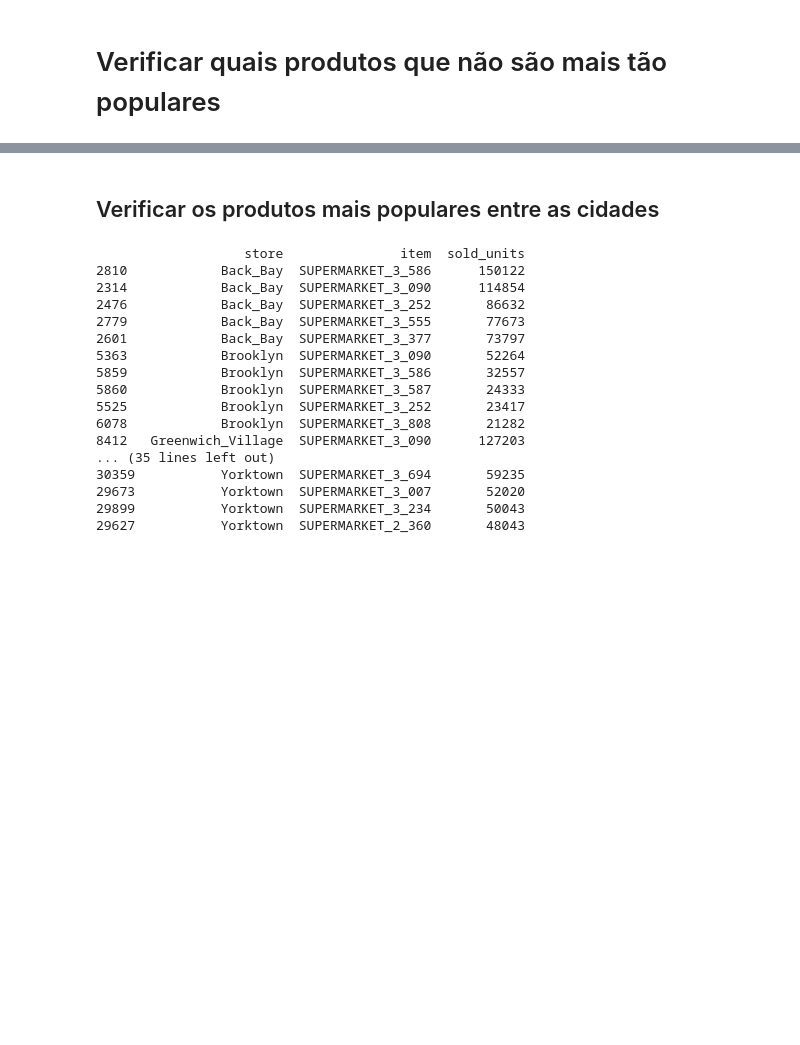
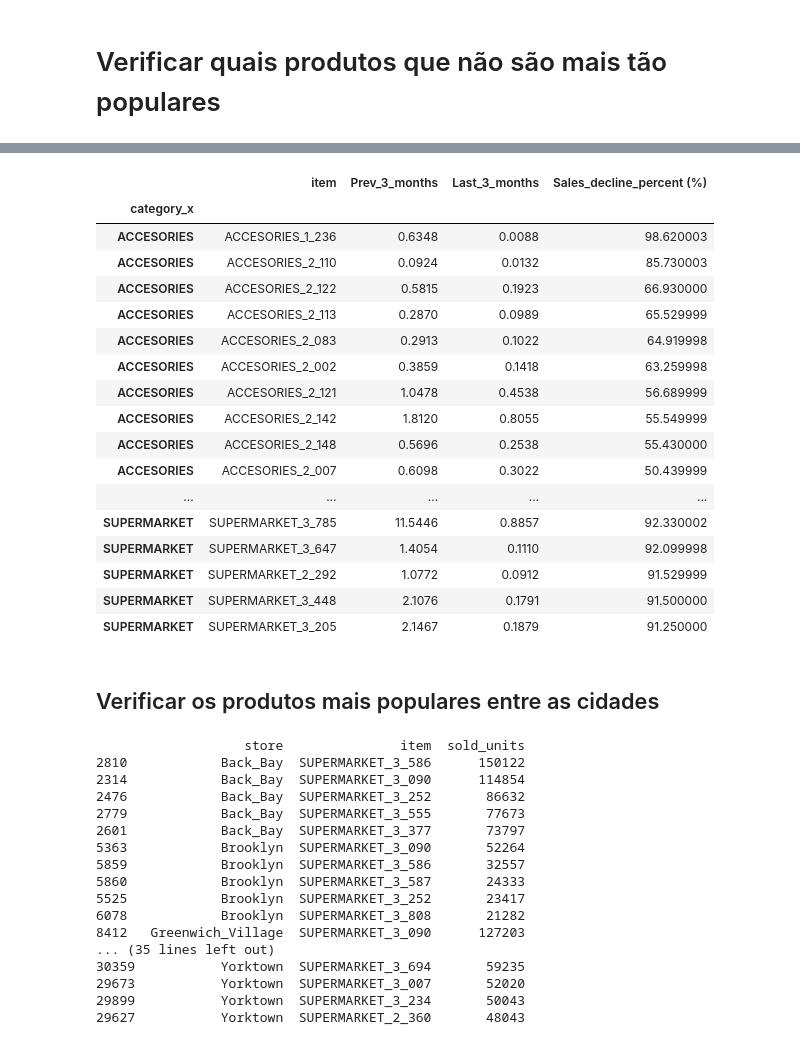
Before and after one commit to viicctor91/me, a Jupyter notebook: Projeto_Final.ipynb, the cells around one changed output, grey strips where cells are left out. Cells and saved outputs as stored; diff of their text form; code cells hidden in the pictures; blank space fills up the shorter version.

```diff
--- a/Projeto_Final.ipynb
+++ b/Projeto_Final.ipynb
@@ -741,2 +794,62 @@ HOME_&_GARDEN_1_005       1.525000       1.219780              20.014412
 
 [290 rows x 3 columns]
+# %%
+import pandas as pd
+
+# Função para identificar produtos menos populares
+def identify_less_popular_products(df):
+    df['date'] = pd.to_datetime(df['date'])
+    end_date = df['date'].max()
+    start_date_last_3_months = end_date - pd.DateOffset(months=3)
+    start_date_prev_3_months = start_date_last_3_months - pd.DateOffset(months=3)
+
+    last_6_months_sales = df[df['date'] > start_date_prev_3_months]
+    avg_sales_last_3_months = last_6_months_sales[last_6_months_sales['date'] > start_date_last_3_months].groupby('item')['sold_units'].mean()
+    avg_sales_prev_3_months = last_6_months_sales[last_6_months_sales['date'] <= start_date_last_3_months].groupby('item')['sold_units'].mean()
+
+    sales_comparison = pd.concat([avg_sales_prev_3_months, avg_sales_last_3_months], axis=1, keys=['Prev_3_months', 'Last_3_months'])
+    sales_comparison['Sales_decline_percent (%)'] = ((sales_comparison['Prev_3_months'] - sales_comparison['Last_3_months']) / sales_comparison['Prev_3_months']) * 100
+    sales_comparison['Sales_decline_percent (%)'] = sales_comparison['Sales_decline_percent (%)'].round(2)
+    sales_comparison[['Prev_3_months', 'Last_3_months']] = sales_comparison[['Prev_3_months', 'Last_3_months']].round(4)
+
+    less_popular_products = sales_comparison[sales_comparison['Sales_decline_percent (%)'] > 20]
+    less_popular_products_sorted = less_popular_products.sort_values(by='Sales_decline_percent (%)', ascending=False)
+    less_popular_products_sorted = less_popular_products_sorted.astype('float32')
+
+    return less_popular_products_sorted
+
+# Identificar produtos menos populares
+less_popular_products_sorted = identify_less_popular_products(df_final)
+
+# Adicionando a coluna da categoria
+item_to_category = df_final[['item', 'category_x']].drop_duplicates()
+less_popular_products_sorted = less_popular_products_sorted.reset_index()
+less_popular_products_sorted = less_popular_products_sorted.merge(item_to_category, on='item', how='left')
+
+# Agrupar por categoria e encontrar os 10 itens menos vendidos em cada uma
+grouped = less_popular_products_sorted.groupby('category_x')
+top_10_declining_per_category = grouped.apply(lambda x: x.nlargest(10, 'Sales_decline_percent (%)')).reset_index(drop=True)
+
+# Configurando a coluna 'category_x' como índice
+top_10_declining_per_category.set_index('category_x', inplace=True)
+
+top_10_declining_per_category
+# %% [output]
+|  | item | Prev_3_months | Last_3_months | Sales_decline_percent (%) |
+| category_x |  |  |  |  |
+| ACCESORIES | ACCESORIES_1_236 | 0.6348 | 0.0088 | 98.620003 |
+| ACCESORIES | ACCESORIES_2_110 | 0.0924 | 0.0132 | 85.730003 |
+| ACCESORIES | ACCESORIES_2_122 | 0.5815 | 0.1923 | 66.930000 |
+| ACCESORIES | ACCESORIES_2_113 | 0.2870 | 0.0989 | 65.529999 |
+| ACCESORIES | ACCESORIES_2_083 | 0.2913 | 0.1022 | 64.919998 |
+| ACCESORIES | ACCESORIES_2_002 | 0.3859 | 0.1418 | 63.259998 |
+| ACCESORIES | ACCESORIES_2_121 | 1.0478 | 0.4538 | 56.689999 |
+| ACCESORIES | ACCESORIES_2_142 | 1.8120 | 0.8055 | 55.549999 |
+| ACCESORIES | ACCESORIES_2_148 | 0.5696 | 0.2538 | 55.430000 |
+| ACCESORIES | ACCESORIES_2_007 | 0.6098 | 0.3022 | 50.439999 |
+| ... | ... | ... | ... | ... |
+| SUPERMARKET | SUPERMARKET_3_785 | 11.5446 | 0.8857 | 92.330002 |
+| SUPERMARKET | SUPERMARKET_3_647 | 1.4054 | 0.1110 | 92.099998 |
+| SUPERMARKET | SUPERMARKET_2_292 | 1.0772 | 0.0912 | 91.529999 |
+| SUPERMARKET | SUPERMARKET_3_448 | 2.1076 | 0.1791 | 91.500000 |
+| SUPERMARKET | SUPERMARKET_3_205 | 2.1467 | 0.1879 | 91.250000 |
```
Also changed, not shown: parts of 54 cells of this notebook.
